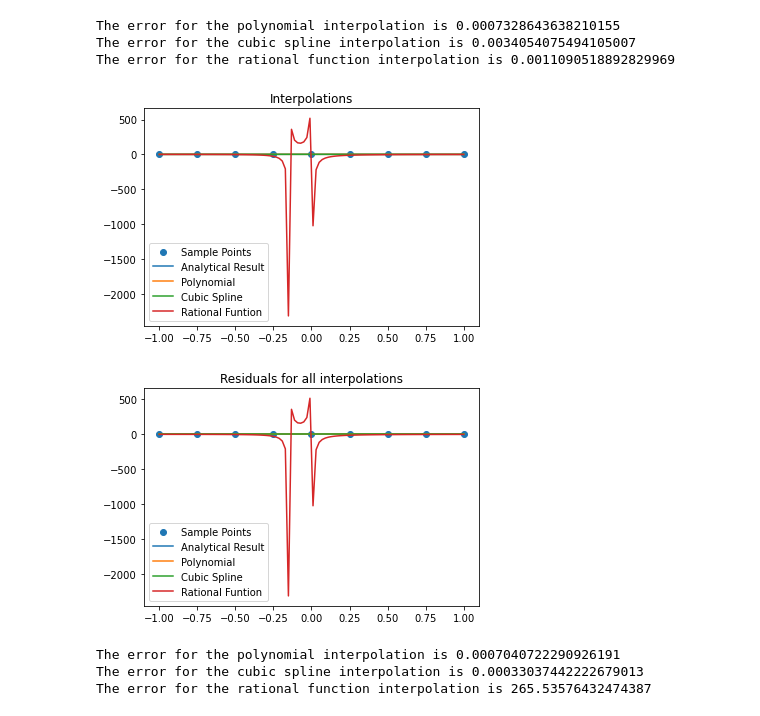
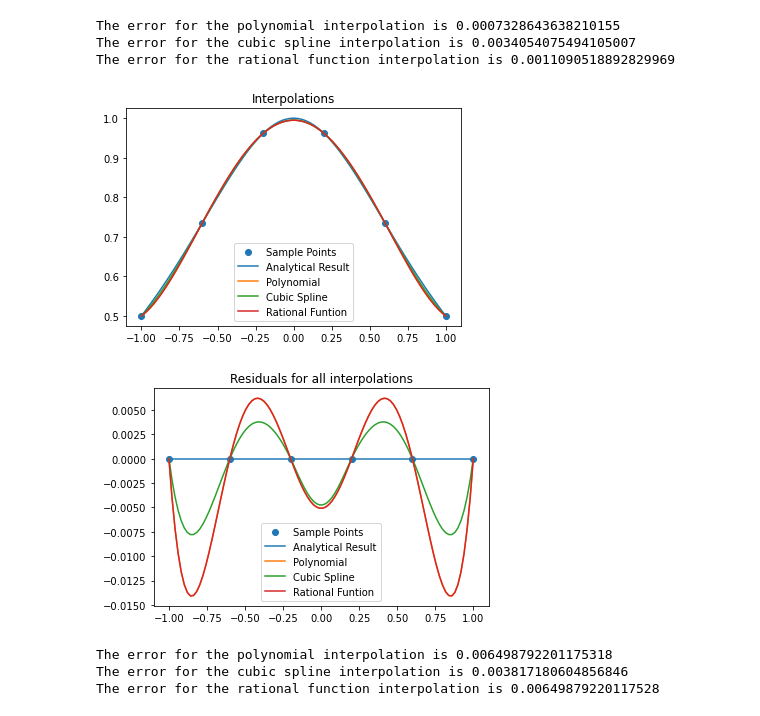
Before and after one commit to cmdenis/phys512, a Jupyter notebook: Assignment 1/Assignment 1.ipynb, the cells around one changed output. Cells and saved outputs as stored; diff of their text form; code cells hidden in the pictures.

```diff
--- a/Assignment 1/Assignment 1.ipynb
+++ b/Assignment 1/Assignment 1.ipynb
@@ -380,7 +380,7 @@ The error for the rational function interpolation is 0.0011090518892829969
 # %%
 # First we create our sampling points
 fun = lambda x : 1/(1+x**2)
-nb_points = 9
+nb_points = 6
 x_data = np.linspace(-1, 1, nb_points)
 y_data = fun(x_data)
 v = np.linspace(-1, 1, 100)
@@ -421,35 +421,35 @@ pred = p/qq
 
 
 # We plot the resulting curves
 
 
 plt.scatter(x_data, fun(x_data), label = "Sample Points")
 plt.plot(v, fun(v), label = "Analytical Result")
 plt.plot(v, np.polyval(pp, v), label = "Polynomial")
 plt.plot(v, cs(v), label = "Cubic Spline")
 plt.plot(v, pred, label = "Rational Funtion")
 
 plt.title("Interpolations")
 plt.legend()
 plt.show()
 
 plt.scatter(x_data, fun(x_data)*0, label = "Sample Points")
 plt.plot(v, fun(v)*0, label = "Analytical Result")
 plt.plot(v, np.polyval(pp, v)-fun(v), label = "Polynomial")
 plt.plot(v, cs(v)-fun(v), label = "Cubic Spline")
 plt.plot(v, pred-fun(v), label = "Rational Funtion")
 
 plt.title("Residuals for all interpolations")
 plt.legend()
 plt.show()
 
 # Getting the error for each interpolation
 print("The error for the polynomial interpolation is", np.std(np.polyval(pp, v)-fun(v)))
 print("The error for the cubic spline interpolation is", np.std(cs(v)-fun(v)))
 print("The error for the rational function interpolation is", np.std(pred-fun(v)))
 # %% [output]
-[figure, old version]
+[figure, new version]
-[figure, old version]
+[figure, new version]
-The error for the polynomial interpolation is 0.0007040722290926191
-The error for the cubic spline interpolation is 0.00033037442222679013
-The error for the rational function interpolation is 265.53576432474387
+The error for the polynomial interpolation is 0.006498792201175318
+The error for the cubic spline interpolation is 0.003817180604856846
+The error for the rational function interpolation is 0.00649879220117528
```
